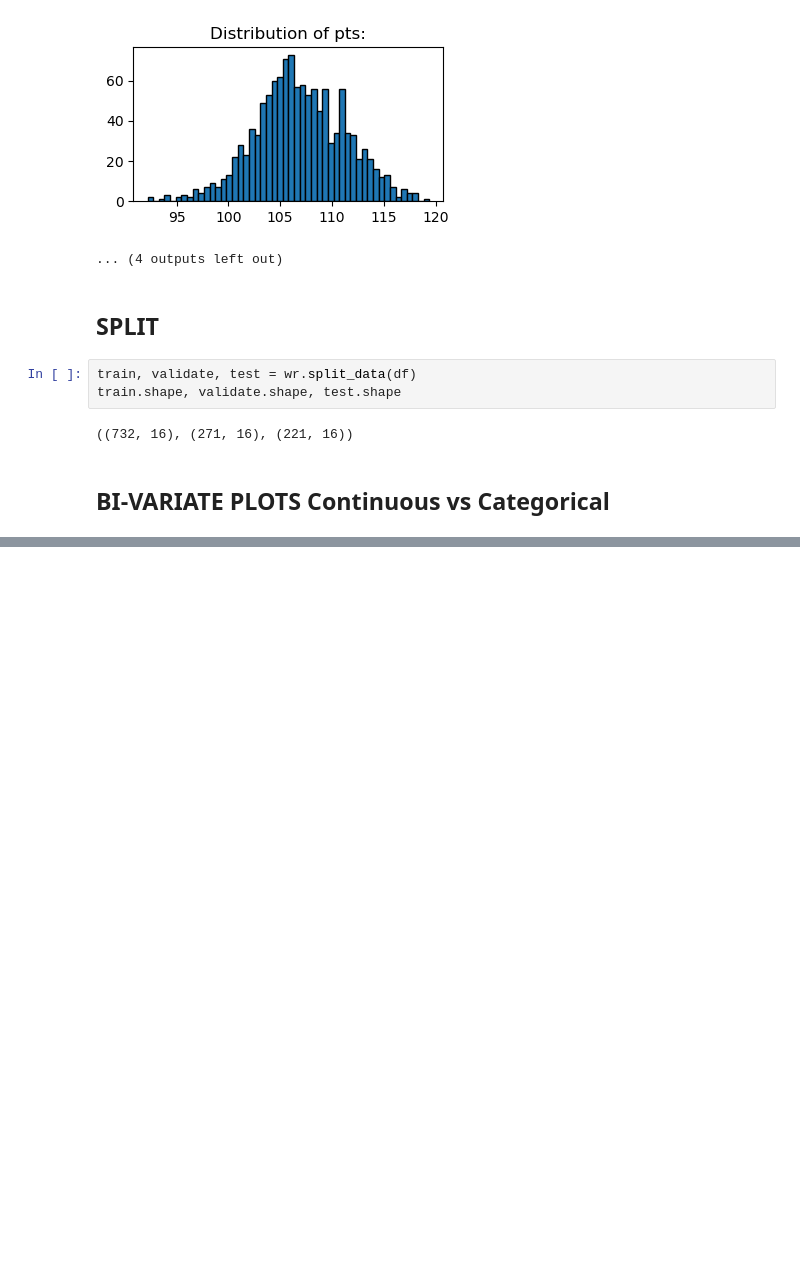
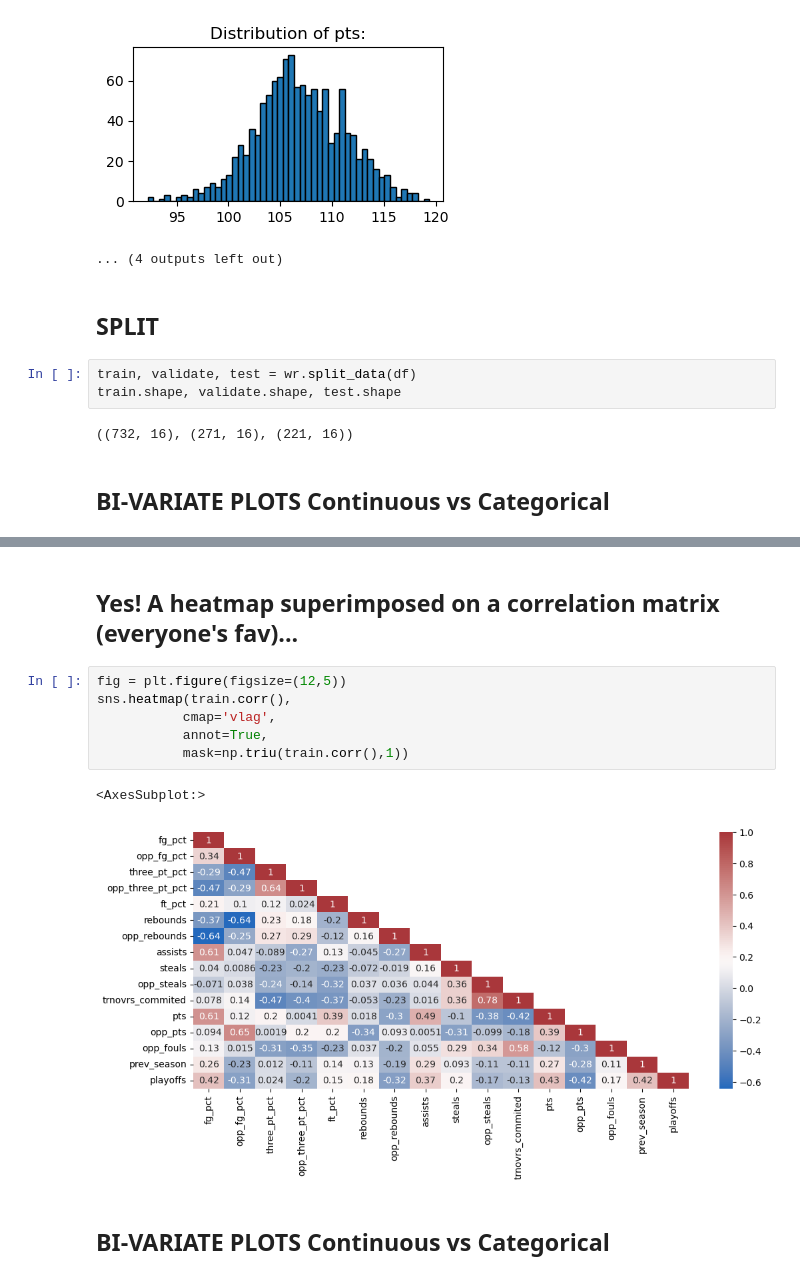
Before and after one commit to RichardAlcabes22/nba_project, a Jupyter notebook: final_nba_project.ipynb, the cells around one changed output, grey strips where cells are left out. Cells and saved outputs as stored; diff of their text form; blank space fills up the shorter version.

```diff
--- a/final_nba_project.ipynb
+++ b/final_nba_project.ipynb
@@ -118,0 +165,13 @@ plt.show()
+# %% [markdown]
+## Yes! A heatmap superimposed on a correlation matrix (everyone's fav)...
+# %%
+fig = plt.figure(figsize=(12,5))
+sns.heatmap(train.corr(),
+           cmap='vlag',
+           annot=True,
+           mask=np.triu(train.corr(),1))
+# %% [output]
+<AxesSubplot:>
+[figure, added]
+# %% [markdown]
+## BI-VARIATE PLOTS Continuous vs Categorical
```
Also changed, not shown: parts of 46 cells of this notebook, 4 other files.
